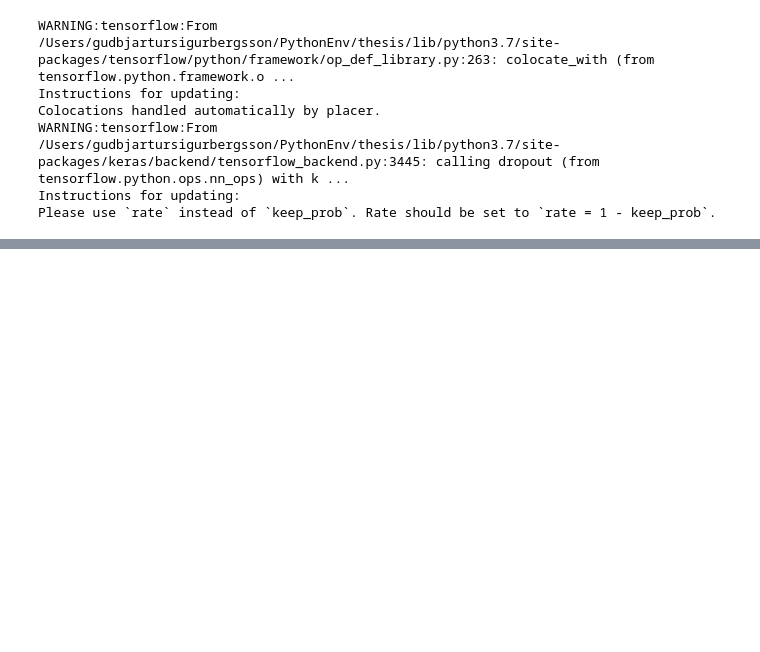
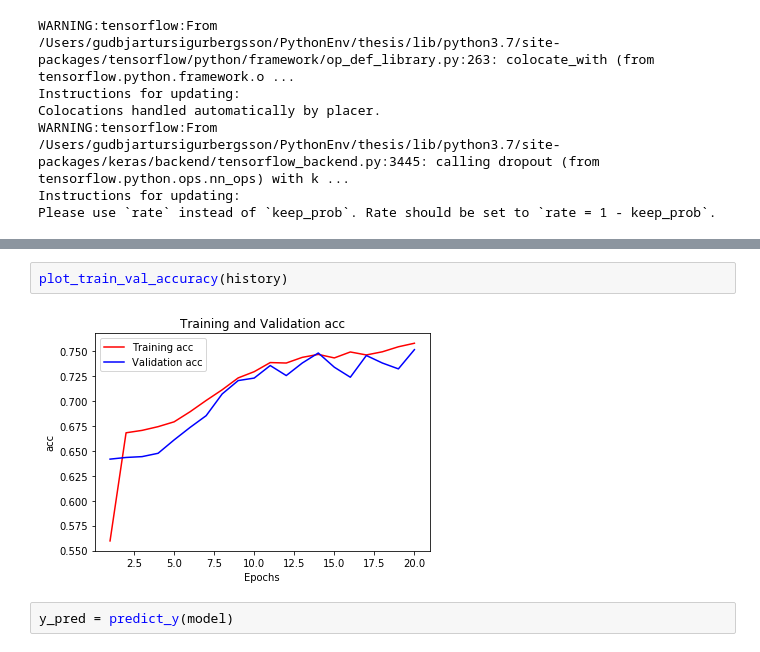
Before and after one commit to gsig123/thesis_hate_speech_detection, a Jupyter notebook: notebooks/Bi-LSTM + FastText Initialization 27.03.19.ipynb, the cells around one changed output, grey strips where cells are left out. Cells and saved outputs as stored; diff of their text form; blank space fills up the shorter version.

```diff
--- a/notebooks/Bi-LSTM + FastText Initialization 27.03.19.ipynb
+++ b/notebooks/Bi-LSTM + FastText Initialization 27.03.19.ipynb
@@ -229,0 +243,6 @@ Epoch 6/20
+# %%
+plot_train_val_accuracy(history)
+# %% [output]
+[figure, added]
+# %%
+y_pred = predict_y(model)
```
Also changed, not shown: parts of 13 cells of this notebook, 3 other files.
